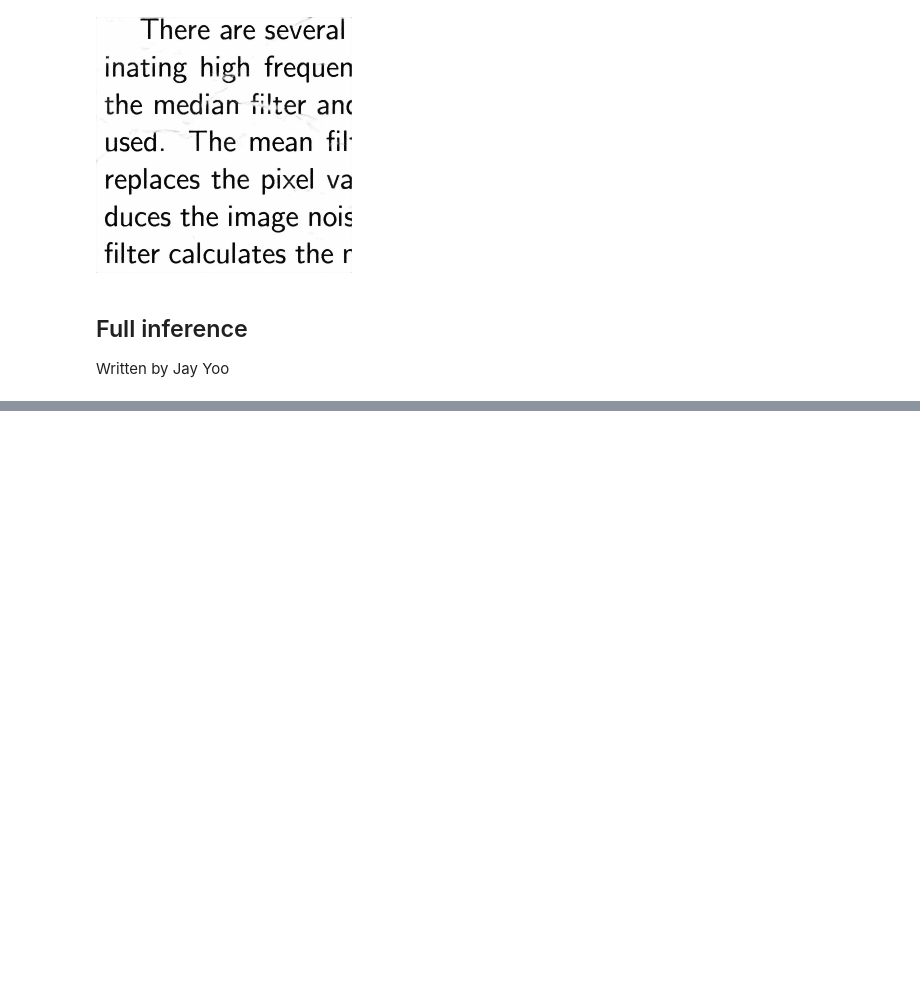
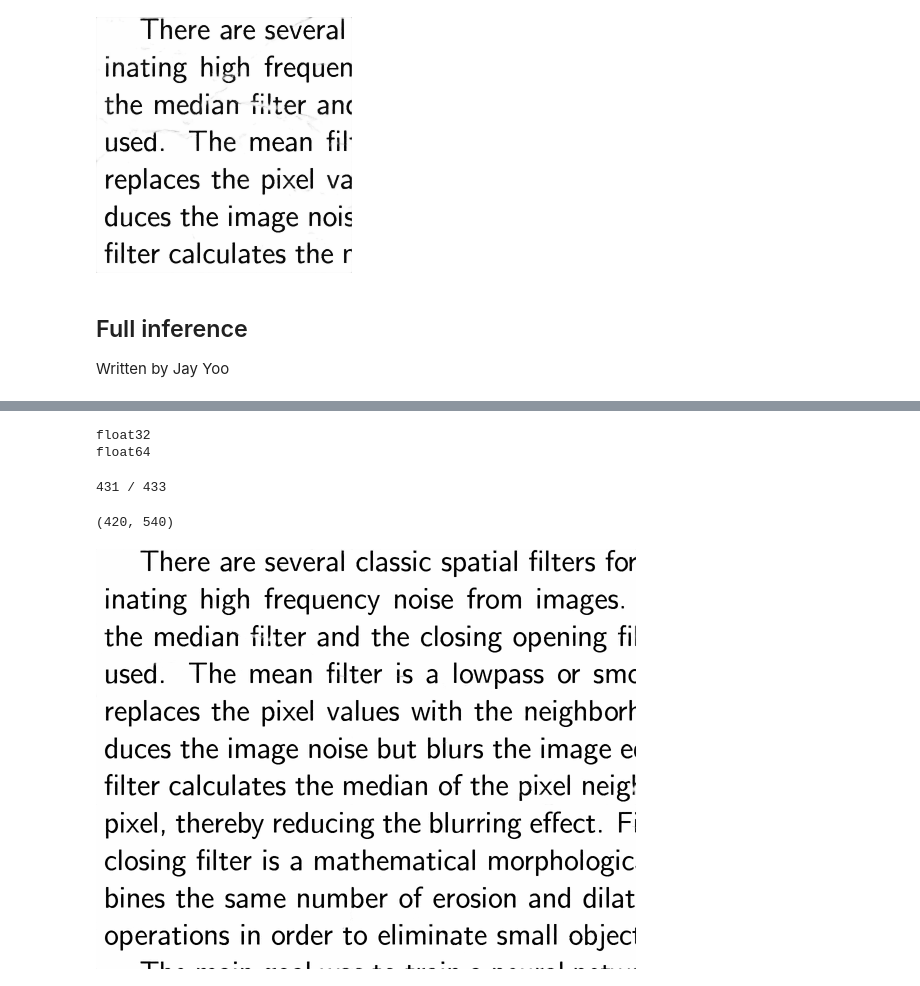
Before and after one commit to UTkzhang/ImageCleaningProject, a Jupyter notebook: full_stacker_pipeline_crop_stacker.ipynb, the cells around one changed output, grey strips where cells are left out. Saved outputs shown, nothing was run; the diff lists cells and outputs as text; code cells hidden in the pictures; blank space fills up the shorter version.

```diff
--- a/full_stacker_pipeline_crop_stacker.ipynb
+++ b/full_stacker_pipeline_crop_stacker.ipynb
@@ -817,0 +1012,35 @@ Written by Jay Yoo
+# %%
+print(test_outputs[0].dtype)
+print(test_dataset.dtype)
+# %% [output]
+float32
+float64
+# %%
+original_test_data, _, _ = get_images_from_dir_cropped(test_path)
+# %% [output]
+431 / 433
+# %%
+inferred_data = []
+divisor_array = []
+for data in original_test_data:
+  inferred_data.append(np.zeros_like(data).astype(np.float64))
+  divisor_array.append(np.zeros_like(data).astype(np.float64))
+del original_test_data
+# %%
+# Patching outputs back together
+# inferred_outputs assumed to be in same order as processed_data_to_infer
+for idx in range(len(test_outputs)):
+  image_idx, y_start, x_start = processed_data_to_infer[idx][:3]
+  inferred_data[image_idx][y_start:y_start + inference_shape[0], x_start:x_start + inference_shape[1]] += test_outputs[idx]
+  divisor_array[image_idx][y_start:y_start + inference_shape[0], x_start:x_start + inference_shape[1]] += 1
+
+# inferred_data = inferred_data / divisor_array
+# %%
+for idx in range(len(inferred_data)):
+  inferred_data[idx] /= divisor_array[idx]
+# %%
+print(inferred_data[0].shape)
+cv2_imshow(inferred_data[0])
+# %% [output]
+(420, 540)
+[figure, added]
```
Also changed, not shown: parts of 28 cells of this notebook.
